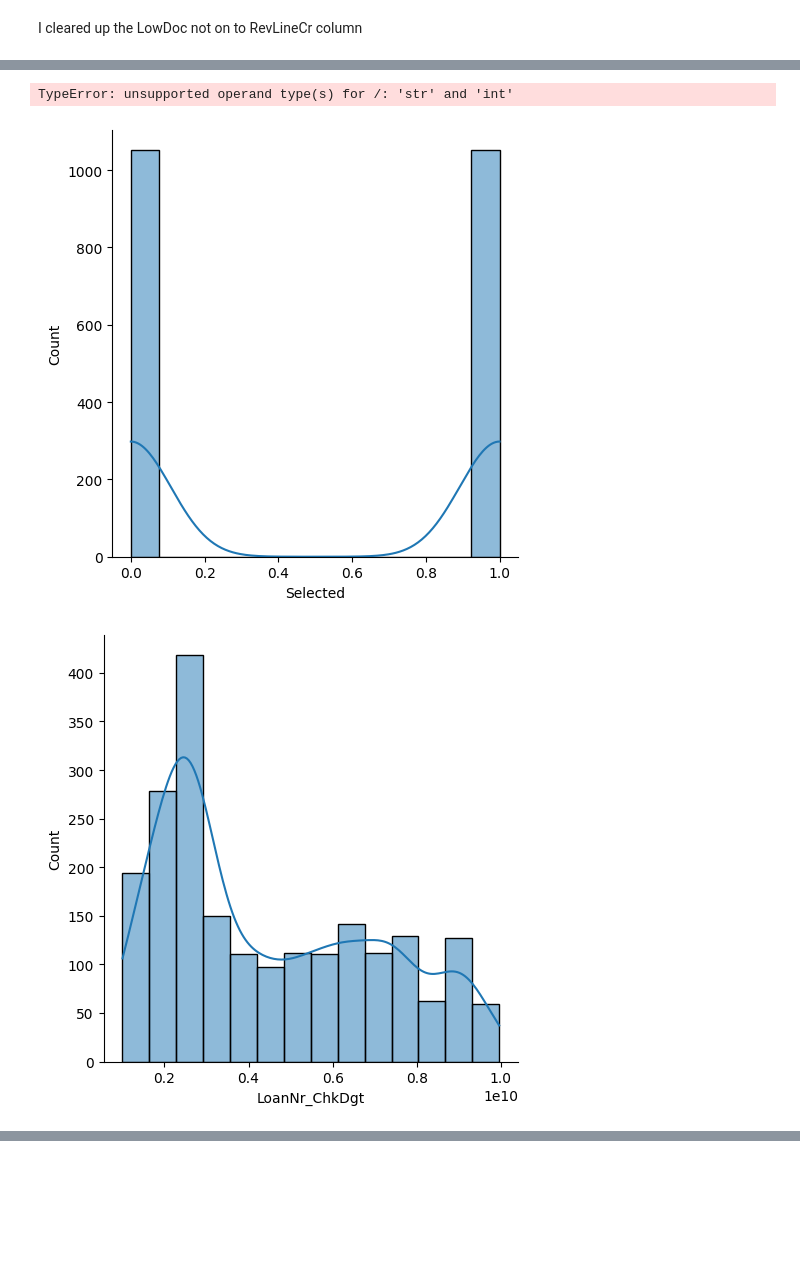
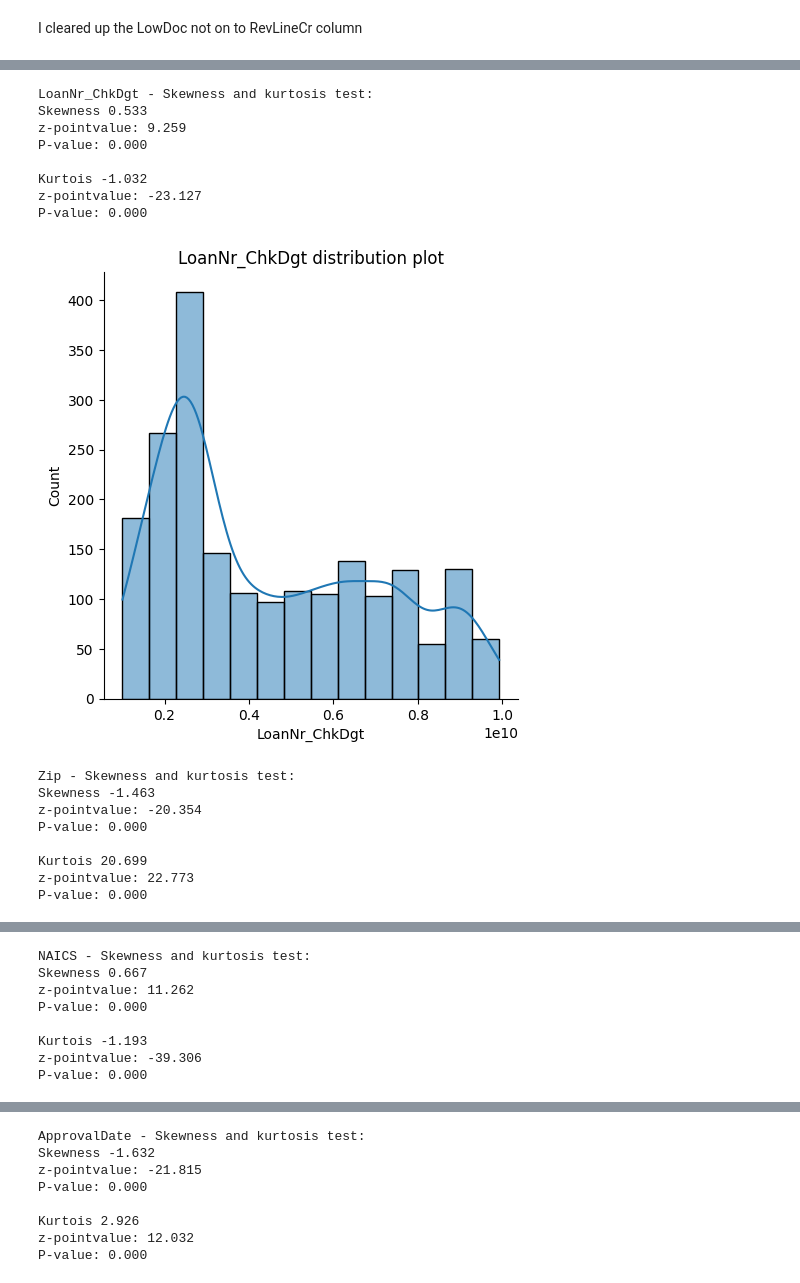
Before and after one commit to MrBigJupiter/sba-loan-default-prediction_project, a Jupyter notebook: notebooks/loan_default_log_reg.ipynb, the cells around one changed output, grey strips where cells are left out. Saved outputs shown, nothing was run; the diff lists cells and outputs as text; code cells hidden in the pictures; blank space fills up the shorter version.

```diff
--- a/notebooks/loan_default_log_reg.ipynb
+++ b/notebooks/loan_default_log_reg.ipynb
@@ -143,7 +143,7 @@ Since `ChgOffDate` is **only filled in after a default**, its presence directly
 
 In real-world use, when predicting whether a new loan will default, `ChgOffDate` will always be missing—because the loan has not defaulted yet. Keeping this column in the training data would cause the model to rely on a feature that will never be available in production, resulting in unrealistic and misleading predictions.
 # %%
-test_df = test_df.drop(columns='ChgOffDate')
+test_df = test_df.drop(columns=['ChgOffDate', 'MIS_Status', 'ChgOffPrinGr'])
 # %%
 test_df.isnull().sum()
 # %% [output]
@@ -167,4 +167,4 @@ dtype: int64
 # %% [markdown]
 We will drop rows with missing values since we can't replacate them and there is not much data that will be missing
 # %%
-test_df.dropna()
+test_df = test_df.dropna()
@@ -260,8 +247,6 @@ test_df['LowDoc'] = np.where(test_df['LowDoc'] == 'Y', 1 , test_df['LowDoc'])
 test_df['LowDoc'] = np.where(test_df['LowDoc'] == 'N', 0 , test_df['LowDoc'])
 test_df['LowDoc'] = np.where(test_df['LowDoc'] == '0', 0 , test_df['LowDoc'])
 test_df = test_df[~test_df['LowDoc'].isin(['S', 'A'])]
-sns.countplot(data=test_df, x='LowDoc')
-plt.title('LowDoc Countplot')
-plt.show()
+test_df['LowDoc'] = test_df['LowDoc'].astype('int64')
 test_df['LowDoc'].value_counts()
 # %% [output]
@@ -288,8 +274,6 @@ test_df['RevLineCr'] = np.where(test_df['RevLineCr'] == 'Y', 1 , test_df['RevLin
 test_df['RevLineCr'] = np.where(test_df['RevLineCr'] == 'N', 0 , test_df['RevLineCr'])
 test_df['RevLineCr'] = np.where(test_df['RevLineCr'] == '0', 0 , test_df['RevLineCr'])
 test_df = test_df[~test_df['RevLineCr'].isin(['T'])]
-sns.countplot(data=test_df, x='RevLineCr')
-plt.title('RevLineCr Countplot')
-plt.show()
+test_df['RevLineCr'] = test_df['RevLineCr'].astype('int64')
 test_df['RevLineCr'].value_counts()
 # %% [output]
@@ -301,11 +304,13 @@ Name: count, dtype: int64
 # %%
 for column_name in test_df.drop(columns=['Bank', 'BankState', 'State', 'City', 'Name']).columns:
     sns.displot(test_df, x=column_name, kde = True)
+    plt.title(column_name + " distribution plot")
     row_var = test_df[column_name]
     f = skew(row_var)
     zpoint, p_value = skewtest(row_var)
-    print(f"Skewness {f:.3f}\nz-pointvalue: {zpoint:.3f}\nP-value: {p_value:.3f}\n")
+    print(f"{column_name} - Skewness and kurtosis test: \nSkewness {f:.3f}\nz-pointvalue: {zpoint:.3f}\nP-value: {p_value:.3f}\n")
     c = kurtosis(row_var)
     zpoint, p_value = kurtosistest(row_var)
-    print(f"Kurtois {f:.3f}\nz-pointvalue: {zpoint:.3f}\nP-value: {p_value:.3f}")
+    print(f"Kurtois {c:.3f}\nz-pointvalue: {zpoint:.3f}\nP-value: {p_value:.3f}\n")
+    plt.show()
 # %% [output]
@@ -326,3 +326,17 @@ P-value: 0.000
-TypeError: unsupported operand type(s) for /: 'str' and 'int'
+LoanNr_ChkDgt - Skewness and kurtosis test:
+Skewness 0.533
+z-pointvalue: 9.259
+P-value: 0.000
+
+Kurtois -1.032
+z-pointvalue: -23.127
+P-value: 0.000
-[figure, old version]
-[figure, old version]
+[figure, new version]
+Zip - Skewness and kurtosis test:
+Skewness -1.463
+z-pointvalue: -20.354
+P-value: 0.000
+
+Kurtois 20.699
+z-pointvalue: 22.773
+P-value: 0.000
@@ -329,0 +344,8 @@ TypeError: unsupported operand type(s) for /: 'str' and 'int'
+NAICS - Skewness and kurtosis test:
+Skewness 0.667
+z-pointvalue: 11.262
+P-value: 0.000
+
+Kurtois -1.193
+z-pointvalue: -39.306
+P-value: 0.000
@@ -329,0 +353,8 @@ TypeError: unsupported operand type(s) for /: 'str' and 'int'
+ApprovalDate - Skewness and kurtosis test:
+Skewness -1.632
+z-pointvalue: -21.815
+P-value: 0.000
+
+Kurtois 2.926
+z-pointvalue: 12.032
+P-value: 0.000
```
Also changed, not shown: parts of 16 cells of this notebook.
